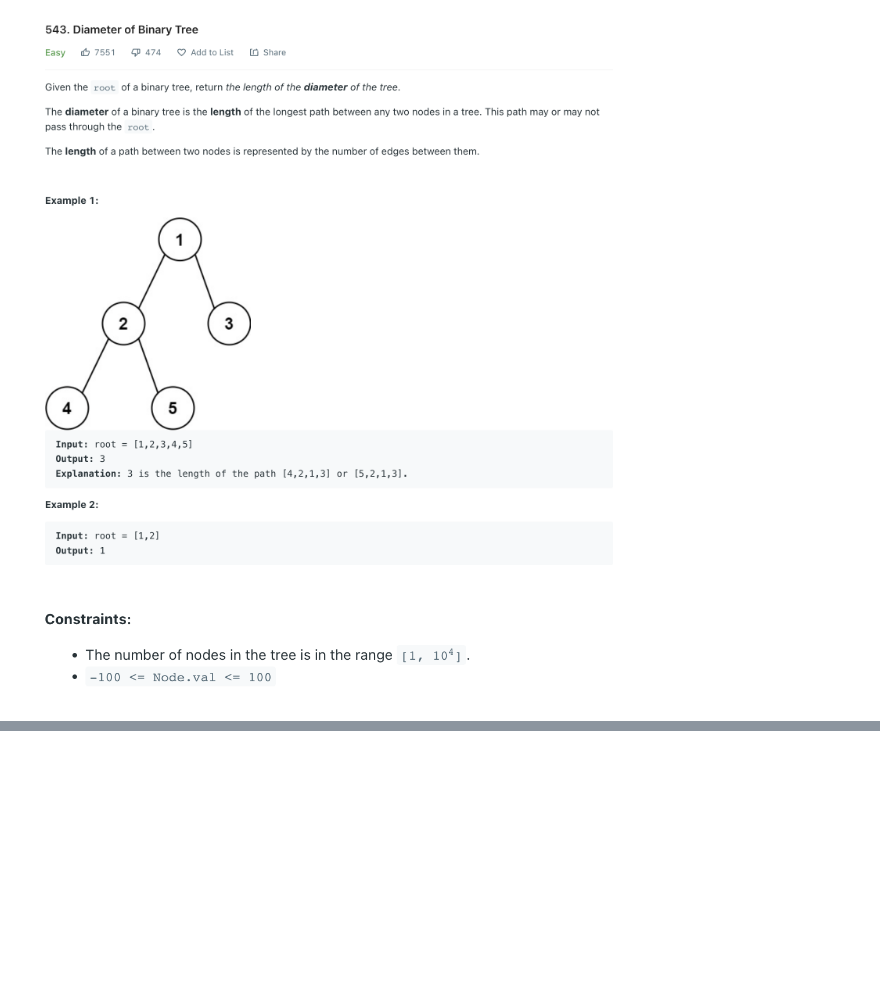
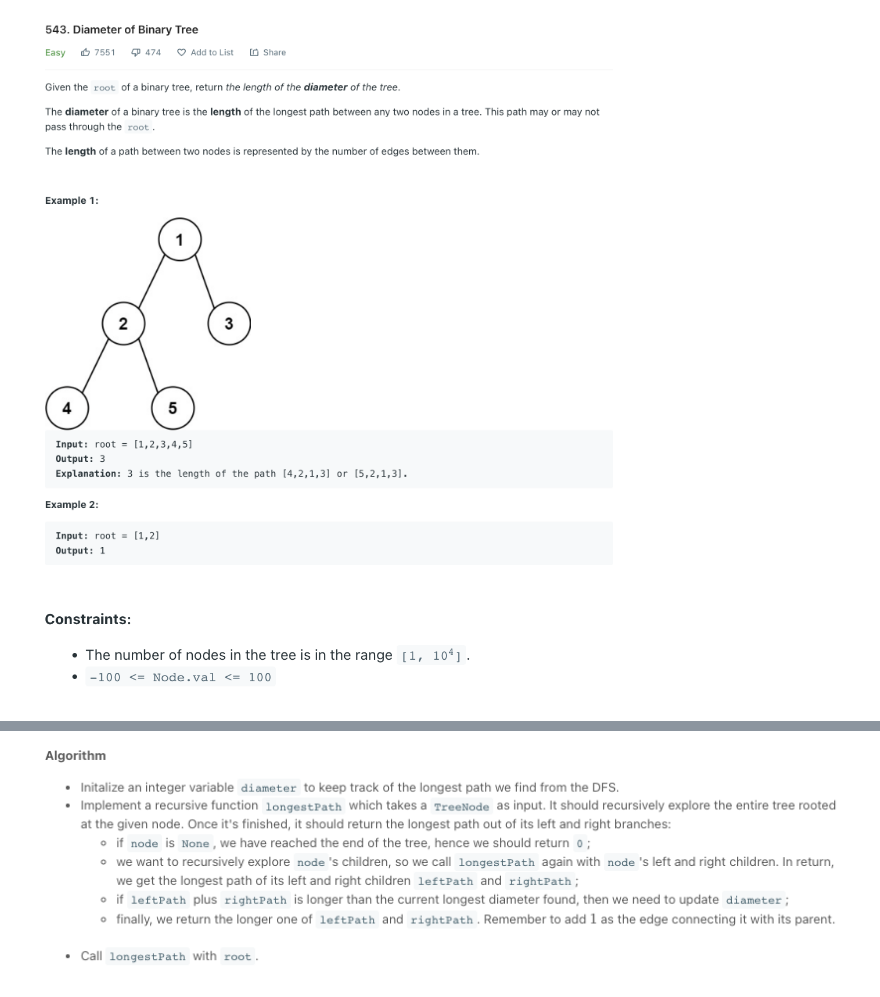
Before and after one commit to ahlag/Solved-Problems, a Jupyter notebook: LeetCode/Diameter of a Binary Tree/python/Diameter of a Binary Tree.ipynb, the cells around one changed output, grey strips where cells are left out. Cells and saved outputs as stored; diff of their text form; code cells hidden in the pictures; blank space fills up the shorter version.

```diff
--- a/LeetCode/Diameter of a Binary Tree/python/Diameter of a Binary Tree.ipynb
+++ b/LeetCode/Diameter of a Binary Tree/python/Diameter of a Binary Tree.ipynb
@@ -10,3 +18,7 @@ Image("diameter_2.png",width=900,height=500)
+# %%
+Image("diameter_5.png",width=900,height=500)
+# %% [output]
+[figure, added]
 # %%
 class Solution:
     def diameterOfBinaryTree(self, root: Optional[TreeNode]) -> int:
```
Also changed, not shown: parts of 3 cells of this notebook, 21 other files.
